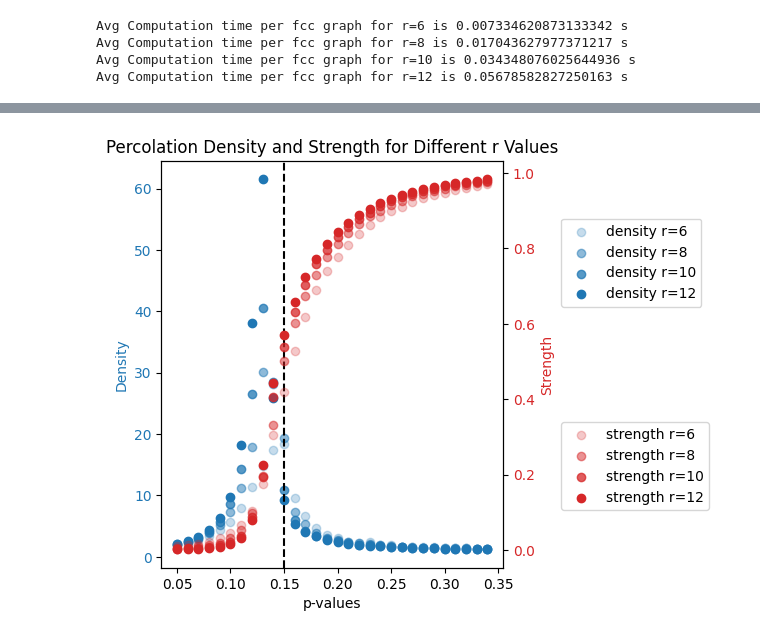
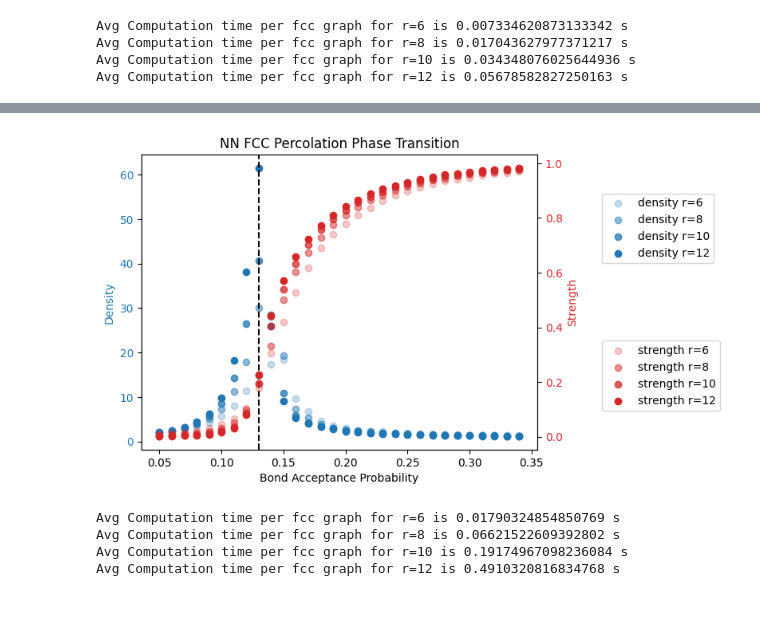
Before and after one commit to awstasiuk/phd-notebooks, a Jupyter notebook: Percolation/FCC Building.ipynb, the cells around one changed output, grey strips where cells are left out. Saved outputs shown, nothing was run; the diff lists cells and outputs as text; code cells hidden in the pictures; blank space fills up the shorter version.

```diff
--- a/Percolation/FCC Building.ipynb
+++ b/Percolation/FCC Building.ipynb
@@ -172,2 +436,4 @@ def grid_graph(dim,fmt='sc_'):
             pickle.dump(G,fi)
     return G
+# %%
+G=get_nnnn_fcc_graph(2)
@@ -319,32 +608,50 @@ plt.show()
 # %%
 fig, ax1 = plt.subplots()
 max_density_pval=0
 max_density=0
 color = 'tab:blue'
-ax1.set_xlabel('p-values')
+ax1.set_xlabel('Bond Acceptance Probability')
 ax1.set_ylabel('Density', color=color)
 for idx, r in enumerate(r_list):
     ax1.scatter(pvals, density[r], label=f"density r={r}", color=color,alpha=(idx+1)/len(r_list))
     ax1.tick_params(axis='y', labelcolor=color)
     if max_density < np.max(density[r]):
         max_density_pval=pvals[np.argmax(density[r])]
         max_density = np.max(density[r])
 
 
 ax1.axvline(x=max_density_pval, color='black', linestyle='--')
 plt.legend(loc='center left', bbox_to_anchor=(1.15, 0.75))
 
 
 ax2 = ax1.twinx()  # instantiate a second axes that shares the same x-axis
 color = 'tab:red'
 ax2.set_ylabel('Strength', color=color)  # we already handled the x-label with ax1
 for idx, r in enumerate(r_list):
     ax2.scatter(pvals, strength[r], label=f"strength r={r}", color=color,alpha=(idx+1)/len(r_list))
     ax2.tick_params(axis='y', labelcolor=color)
 
-fig.tight_layout()  # otherwise the right y-label is slightly clipped
-plt.title("Percolation Density and Strength for Different r Values")
+#fig.tight_layout()  # otherwise the right y-label is slightly clipped
+plt.title("NN FCC Percolation Phase Transition")
 plt.legend(loc='center left', bbox_to_anchor=(1.15, 0.25))
 plt.show()
 # %% [output]
-[figure, old version]
+[figure, new version]
+# %%
+r_list = [6,8,10,12]
+pvals = np.arange(.05,.35,.01)
+
+reps=100
+density = {}
+strength = {}
+for r in r_list:
+    start = time.time()
+    density[r] = [avg_cluster_size(p,r,generator=get_nnn_fcc_graph,repititions=reps) for p in pvals]
+    strength[r] = [percolation_strength(p,r,generator=get_nnn_fcc_graph,repititions=reps) for p in pvals]
+    end = time.time()
+    print(f"Avg Computation time per fcc graph for r={r} is {(end-start)/(reps*len(pvals))} s")
+# %% [output]
+Avg Computation time per fcc graph for r=6 is 0.01790324854850769 s
+Avg Computation time per fcc graph for r=8 is 0.06621522609392802 s
+Avg Computation time per fcc graph for r=10 is 0.19174967098236084 s
+Avg Computation time per fcc graph for r=12 is 0.4910320816834768 s
```
Also changed, not shown: parts of 32 cells of this notebook, 40 other files.
